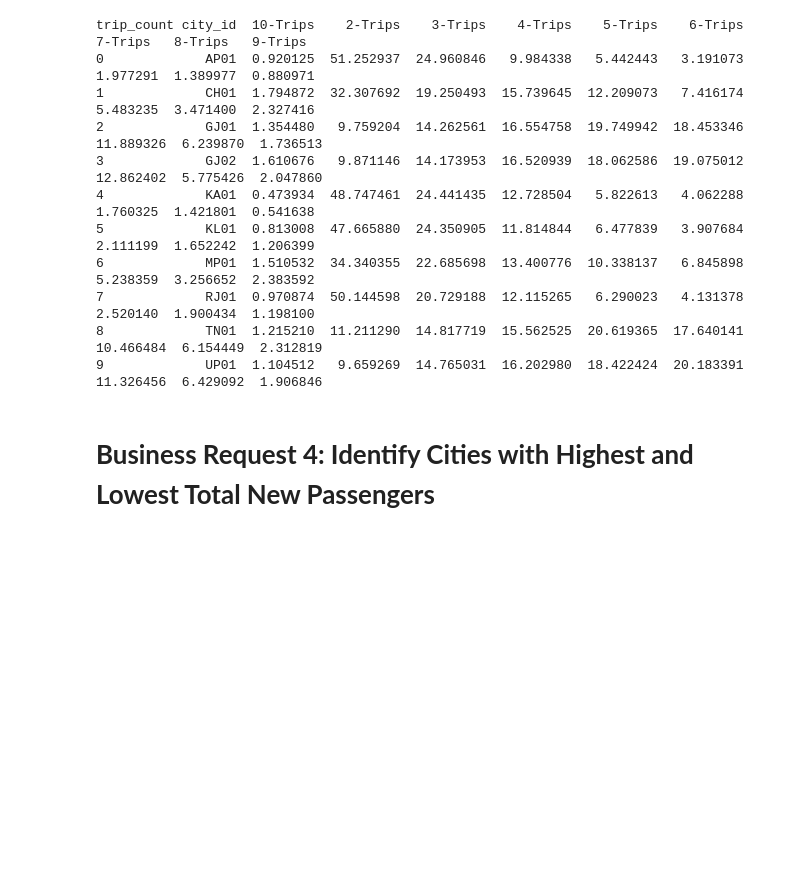
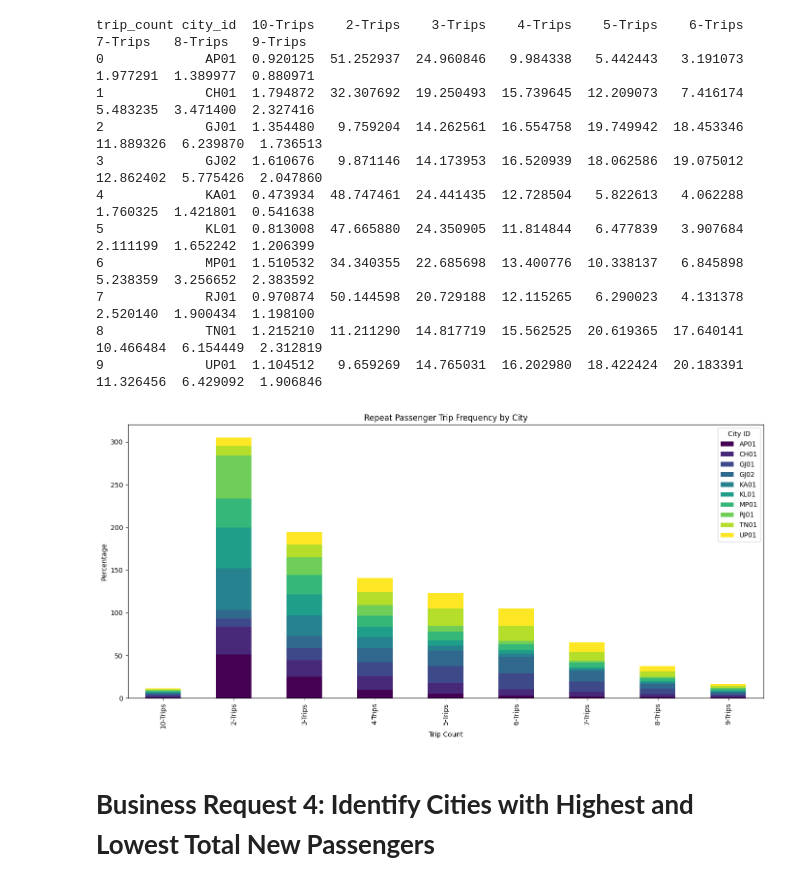
Before and after one commit to Sathya252/Good_Cab-s_Performance, a Jupyter notebook: Insights_to_Chief_of_Operations.ipynb, the cells around one changed output. Saved outputs shown, nothing was run; the diff lists cells and outputs as text; code cells hidden in the pictures; blank space fills up the shorter version.

```diff
--- a/Insights_to_Chief_of_Operations.ipynb
+++ b/Insights_to_Chief_of_Operations.ipynb
@@ -314,6 +341,17 @@ trip_count city_id  10-Trips    2-Trips    3-Trips    4-Trips    5-Trips    6-Tr
 7             RJ01  0.970874  50.144598  20.729188  12.115265   6.290023   4.131378   2.520140  1.900434  1.198100
 8             TN01  1.215210  11.211290  14.817719  15.562525  20.619365  17.640141  10.466484  6.154449  2.312819
 9             UP01  1.104512   9.659269  14.765031  16.202980  18.422424  20.183391  11.326456  6.429092  1.906846
+# %%
+repeat_trips_percentage = repeat_trips_percentage.set_index('city_id')
+repeat_trips_percentage.T.plot(kind='bar', stacked=True, figsize=(14, 7), colormap='viridis')
+plt.title('Repeat Passenger Trip Frequency by City')
+plt.xlabel('Trip Count')
+plt.ylabel('Percentage')
+plt.legend(title='City ID')
+plt.tight_layout()
+plt.show()
+# %% [output]
+[figure, added]
 # %% [markdown]
 # **Business Request 4: Identify Cities with Highest and Lowest Total New Passengers**
 # %% [markdown]
```
Also changed, not shown: parts of 11 cells of this notebook.
